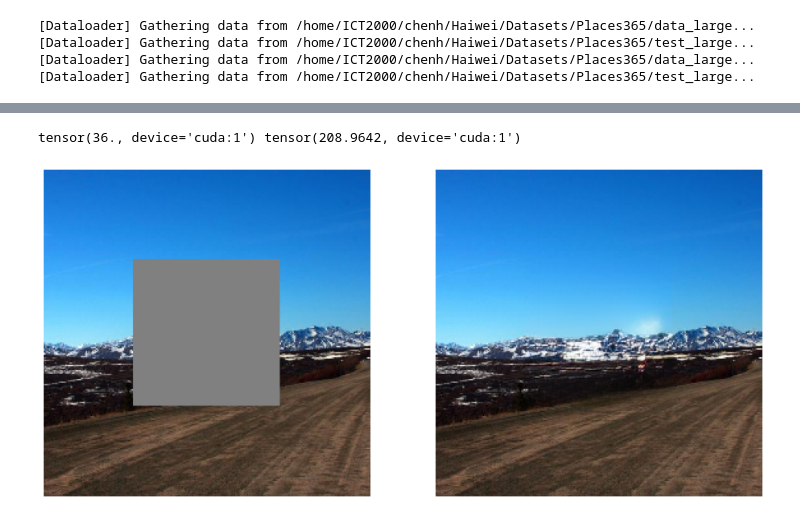
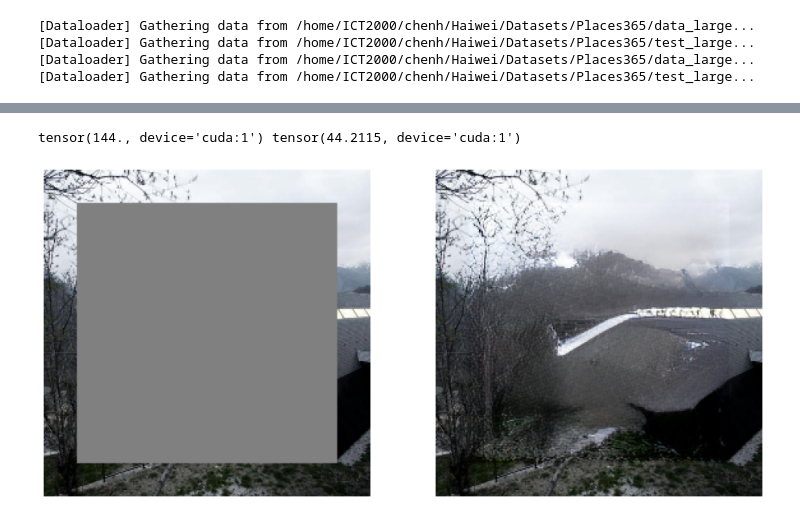
Before and after one commit to nintendops/taming-transformers, a Jupyter notebook: eval.ipynb, the cells around one changed output, grey strips where cells are left out. Cells and saved outputs as stored; diff of their text form; code cells hidden in the pictures.

```diff
--- a/eval.ipynb
+++ b/eval.ipynb
@@ -275,11 +275,11 @@ def forward_to_indices(model, batch, z_indices, mask):
 with torch.no_grad():
     # gt = torch.from_numpy(batch['image'].transpose(2,0,1)).unsqueeze(0).to(device)
     # mask = torch.from_numpy(batch['mask'].transpose(2,0,1)).unsqueeze(0).to(device)
-    gt, mask = get_data(40, 256)
+    gt, mask = get_data(53, 256)
     x = gt.to(device)
 
     #############################
-    mask = box_mask(x.shape, x.device, 0.35, det=True).float()
+    mask = box_mask(x.shape, x.device, 0.8, det=True).float()
 #     for i in range(200):
 #         bmask = box_mask(x.shape, x.device, 0.05, det=False).float()
 #         mask = torch.logical_and(mask, bmask).float()
@@ -304,33 +304,33 @@ with torch.no_grad():
     quant_z_complete = VQModel.quantize.get_codebook_entry(z_indices_complete.reshape(-1).int(), shape=(B, H, W, C))
 
 
     mask_out_interpolate = F.interpolate(mask, (16,16)).reshape(x.shape[0], -1)
 
     # rec, _, _, quant_z, _, _ = model(batch, recomposition=True, mask=mask, simple_return=False)
     # rec_fstg = VQModel.decode(quant_z)
 
     rec_fstg = VQModel.decode(quant_z_complete)
 
-    dec, _, mout, f1, f2 = model.current_model(batch,
+    dec, _, mout, f0, f1 = model.current_model(batch,
                                 quant=quant_z_complete,
                                 mask_in=mask,
                                 mask_out=mask_out.reshape(B, 1, H, W),
                                 return_fstg=False, debug=True)
 
 #     k = 5
 #     kernel = torch.ones(1,1,k,k) / k**2
 #     pad = k // 2
 #     smoothed_mask = F.conv2d(F.pad(mask,(pad,pad,pad,pad),value=1), kernel.to(mask.device), bias=None, padding=0)
 
     rec = x * mask + dec * (1-mask)
 
 
 mask_int = F.interpolate(F.interpolate(mask, size=(16,16), mode='nearest'),(256,256))
 mask_out_int = F.interpolate(mask_out.reshape(1,1,16,16),(256,256))
 
 # imshow([to_img(x*mask), to_img(rec_fstg)])
 imshow([to_img(x*mask), to_img(rec)])
 print((1-mout).sum(), torch.sum((f1[0]**2).sum(0).reshape(-1)) / (1-mout).sum())
 # %% [output]
-tensor(36., device='cuda:1') tensor(208.9642, device='cuda:1')
+tensor(144., device='cuda:1') tensor(44.2115, device='cuda:1')
-[figure, old version]
+[figure, new version]
```
Also changed, not shown: parts of 2 cells of this notebook, 5 other files.
